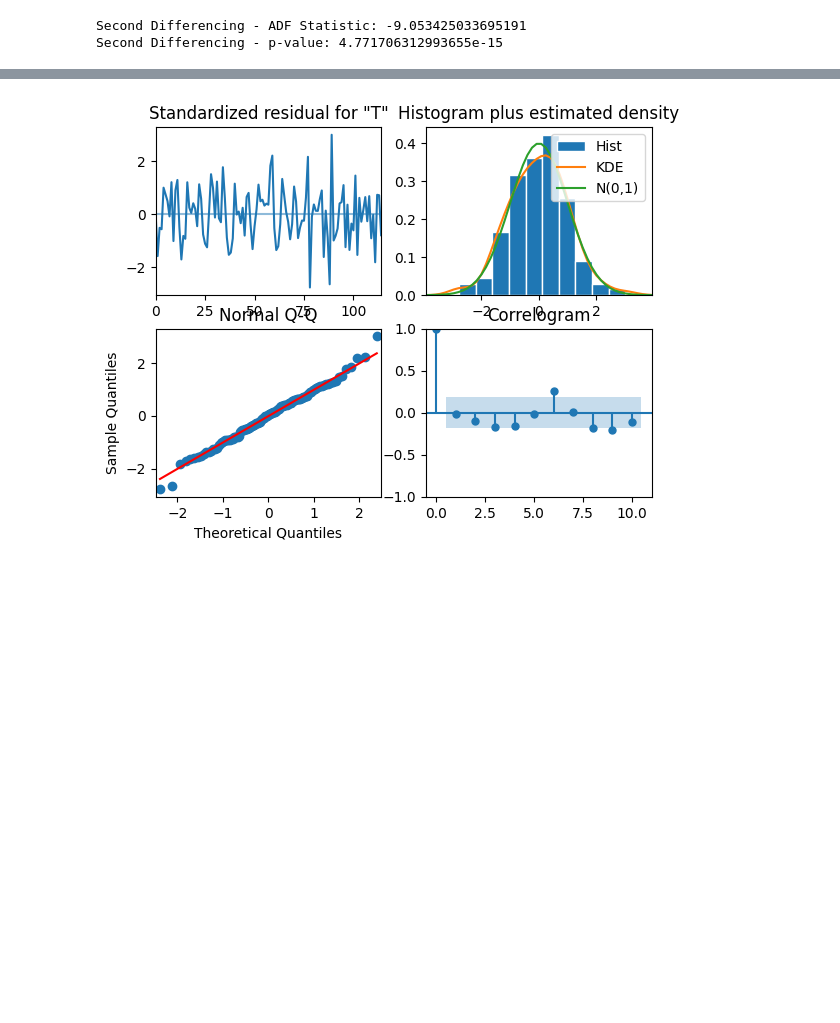
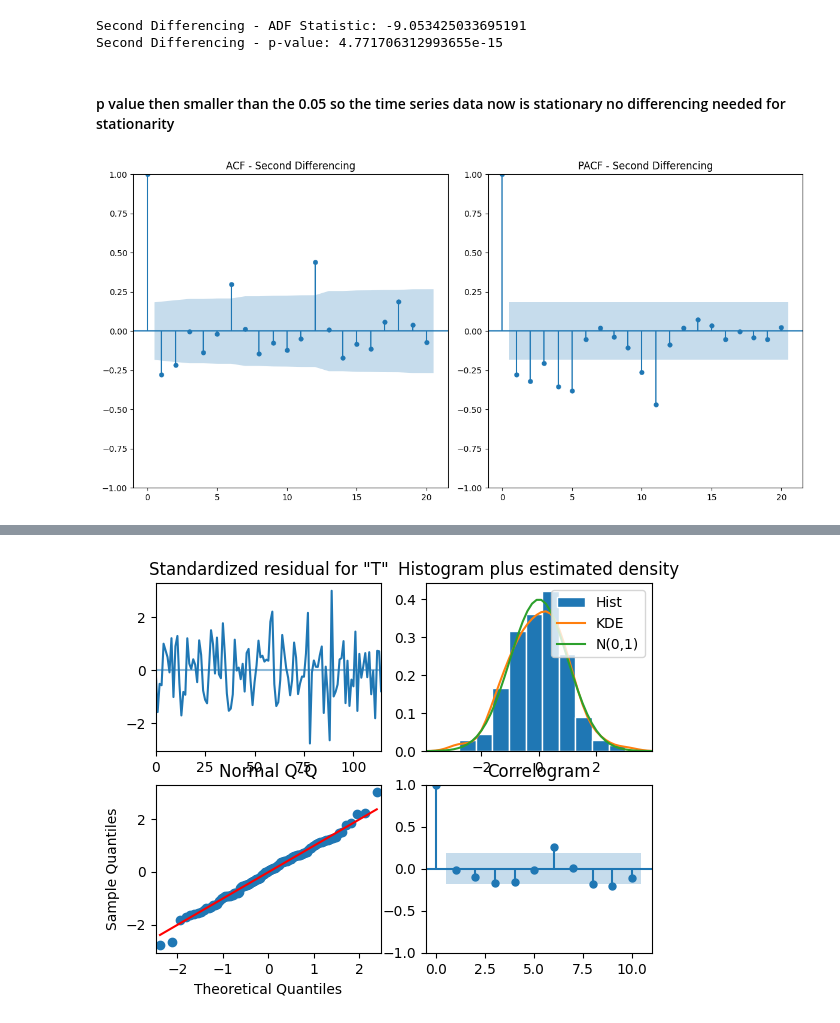
Before and after one commit to beyzoskaya/ML-In-Finance-CS-540, a Jupyter notebook: hw2/CS440-540_HW2.ipynb, the cells around one changed output, grey strips where cells are left out. Cells and saved outputs as stored; diff of their text form; code cells hidden in the pictures; blank space fills up the shorter version.

```diff
--- a/hw2/CS440-540_HW2.ipynb
+++ b/hw2/CS440-540_HW2.ipynb
@@ -653,3 +697,15 @@ print(f"Second Differencing - p-value: {result_diff2[1]}")
 # %% [output]
 Second Differencing - ADF Statistic: -9.053425033695191
 Second Differencing - p-value: 4.771706312993655e-15
+# %% [markdown]
+#### p value then smaller than the 0.05 so the time series data now is stationary no differencing needed for stationarity
+# %%
+plt.figure(figsize=(12, 6))
+plt.subplot(121)
+plot_acf(data_diff2, lags=20, ax=plt.gca(), title="ACF - Second Differencing")
+plt.subplot(122)
+plot_pacf(data_diff2, lags=20, ax=plt.gca(), title="PACF - Second Differencing")
+plt.tight_layout()
+plt.show()
+# %% [output]
+[figure, added]
```
Also changed, not shown: parts of 33 cells of this notebook.
